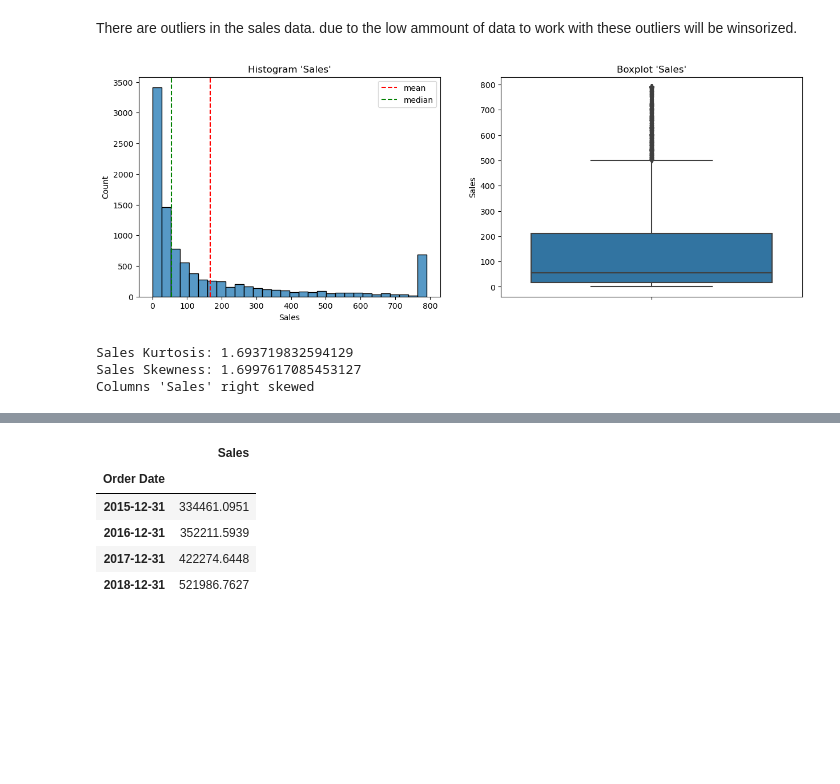
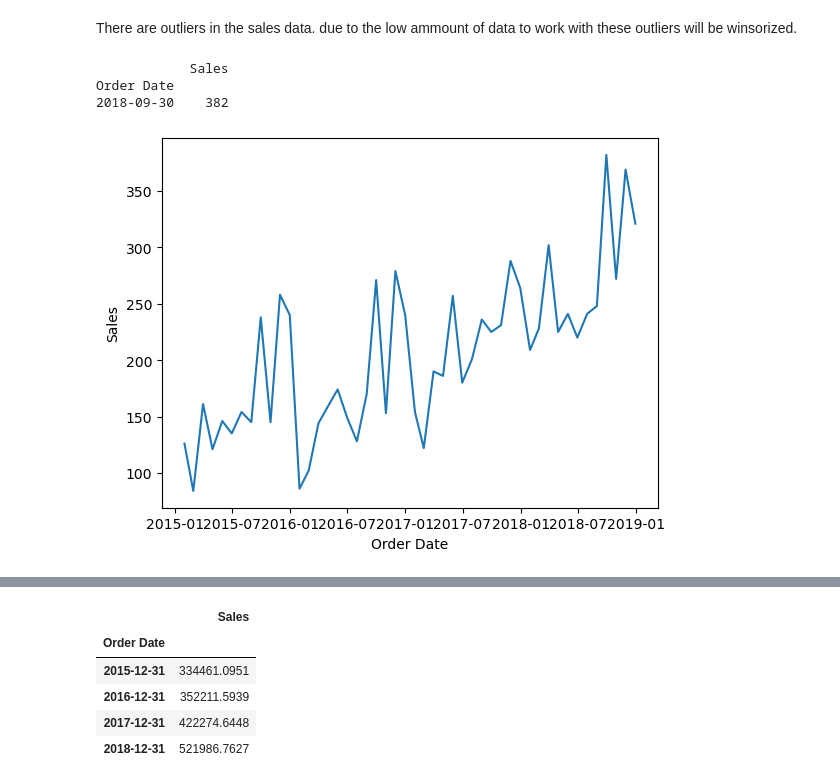
Before and after one commit to FerryMS/Sales_Projection, a Jupyter notebook: SuperstoreAnalysis.ipynb, the cells around one changed output, grey strips where cells are left out. Cells and saved outputs as stored; diff of their text form; code cells hidden in the pictures; blank space fills up the shorter version.

```diff
--- a/SuperstoreAnalysis.ipynb
+++ b/SuperstoreAnalysis.ipynb
@@ -173,10 +160,17 @@ dfw = df
 winsorizer = Winsorizer(capping_method='iqr', tail='both', fold=3,variables=['Sales'])
 winsorizer.fit(dfw)
 dfw = winsorizer.transform(dfw)
-# %%
-plot_dist(dfw,'Sales')
-# %% [output]
-[figure, removed]
-Sales Kurtosis: 1.693719832594129
-Sales Skewness: 1.6997617085453127
-Columns 'Sales' right skewed
+# %%
+# Checking for month with most sales count
+dfn=dfw
+dfn.index=dfn['Order Date']
+dfns=pd.DataFrame(dfn.groupby(pd.Grouper(freq='M'))['Sales'].count())
+
+# Plotting counts
+sns.lineplot(x='Order Date',y='Sales',data=dfns)
+print(dfns[dfns['Sales']==dfns['Sales'].max()])
+# %% [output]
+            Sales
+Order Date
+2018-09-30    382
+[figure, added]
```
Also changed, not shown: parts of 23 cells of this notebook.
